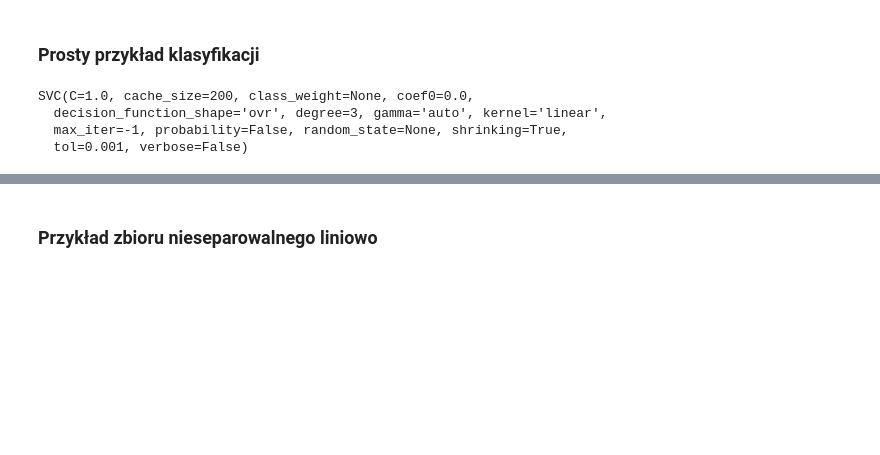
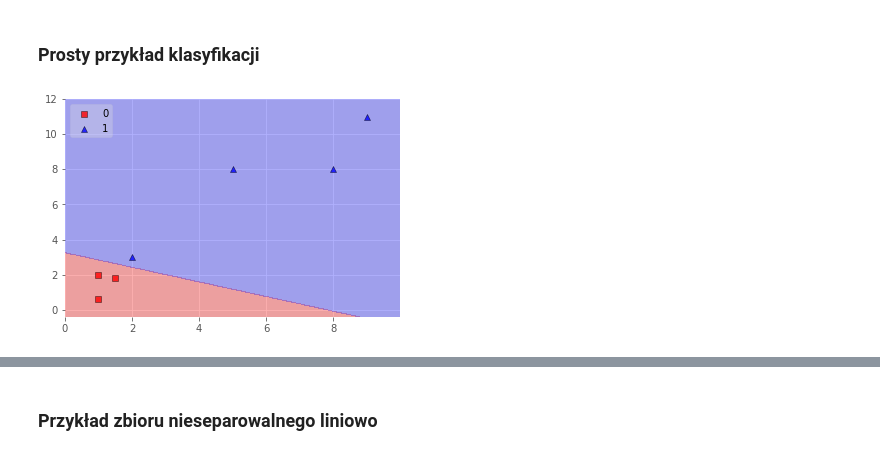
Before and after one commit to msieniawski/mro-svm, a Jupyter notebook: svm-demo.ipynb, the cells around one changed output, grey strips where cells are left out. Drawn from its saved outputs; the diff is of its cells as text; code cells hidden in the pictures; blank space fills up the shorter version.

```diff
--- a/svm-demo.ipynb
+++ b/svm-demo.ipynb
@@ -40,14 +40,15 @@ def plot_hyperplane(X, y, clf):
 # %% [markdown]
 ### Prosty przykład klasyfikacji
 # %%
-X = np.array([[1,2],[5,8],[1.5,1.8],[8,8],[1,0.6],[9,11]])
-y = np.array([0,1,0,1,0,1])
+X = np.array([[1,2],[5,8],[1.5,1.8],[8,8],[1,0.6],[9,11],[2,3]])
+y = np.array([0,1,0,1,0,1,1])
 # %%
 clf = svm.SVC(kernel='linear', C=1.0)
 clf.fit(X,y)
+
+#plot_hyperplane(X, y, clf)
+plot_decision_regions(X=X, y=y, clf=clf, legend=2)
+plt.show()
 # %% [output]
-SVC(C=1.0, cache_size=200, class_weight=None, coef0=0.0,
-  decision_function_shape='ovr', degree=3, gamma='auto', kernel='linear',
-  max_iter=-1, probability=False, random_state=None, shrinking=True,
-  tol=0.001, verbose=False)
+[figure, added]
 # %%
```
Also changed, not shown: parts of 17 cells of this notebook, 3 other files.
